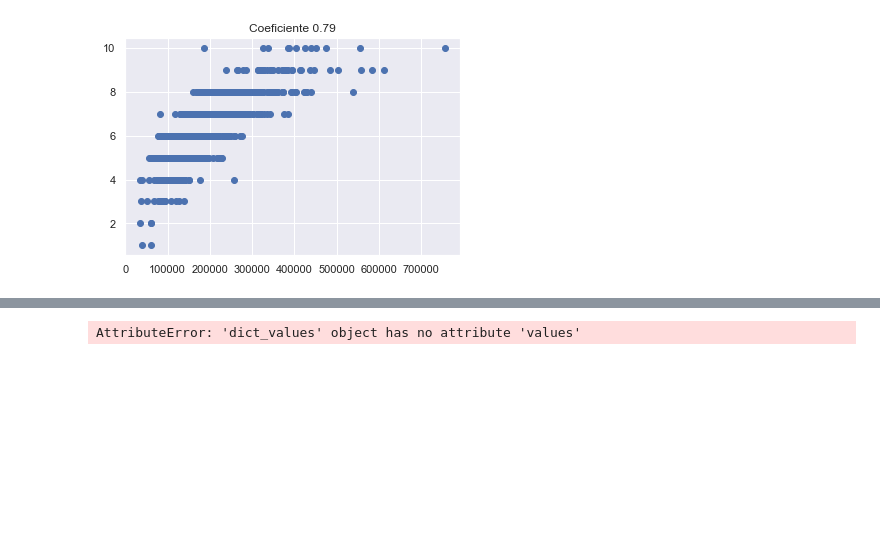
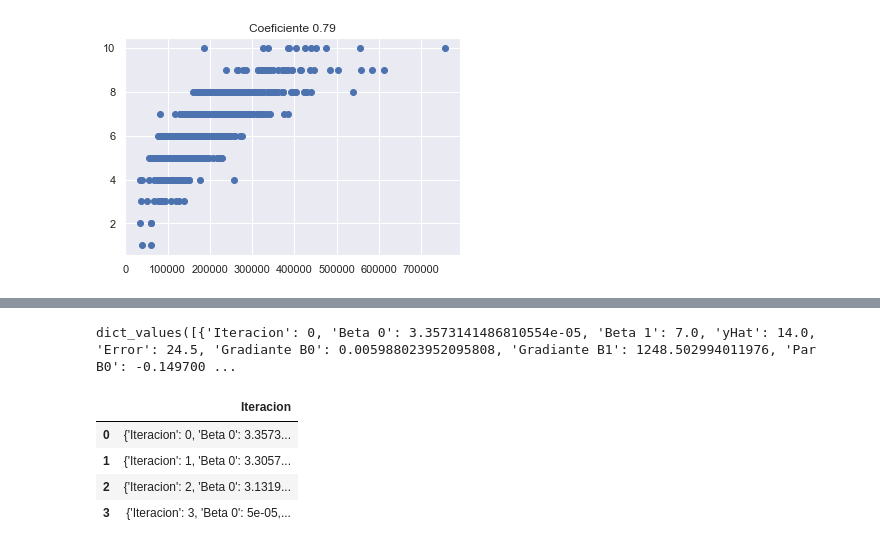
Before and after one commit to Marcot98/MaestriaDataScience, a Jupyter notebook: Ciencia de Datos en Python/Proyecto Final/Proyecto Final - Marco Escobar.ipynb, the cells around one changed output, grey strips where cells are left out. Cells and saved outputs as stored; diff of their text form; code cells hidden in the pictures; blank space fills up the shorter version.

```diff
--- a/Ciencia de Datos en Python/Proyecto Final/Proyecto Final - Marco Escobar.ipynb
+++ b/Ciencia de Datos en Python/Proyecto Final/Proyecto Final - Marco Escobar.ipynb
@@ -254,9 +257,39 @@ for clave in my.diccionario:
-# %%
-df = pd.DataFrame([[values, dic[values]] for key in dic.values()], columns=['Iteracion', 'Beta 0', 'Beta 1', 'yHat', 'Error', 'Gradiante B0', 'Gradiante B1', 'Par B0', 'Par B1'])
-df
-# %% [output]
-AttributeError: 'dict_values' object has no attribute 'values'
-# %%
-dic = my.diccionario.values()
-for clave in dic:
-    clave
+# %%
+
+dic = my.diccionario.values()
+lista = []
+valor = []
+cc = []
+for clave in dic:
+    #print(clave)
+    cc = np.append(cc, np.array(clave))
+    pa = pd.Series(clave)
+    #df.append(clave, ignore_index=True)
+    #df = pd.DataFrame([clave for clave in dic.keys()], columns=['Iteracion'])
+    #df = pd.DataFrame([clave1 for clave1 in clave.keys()], columns=['Iteracion'])
+    #df['Iteracion'] = [value['Iteracion'] for value in clave.values()]
+    #for clave1 in clave:
+        #print(clave1)
+        #valor = clave[clave1]
+        #df[clave1] = 0
+        #df.loc[clave1] = df.append(valor)
+        #df = pd.DataFrame([clave1 for clave1 in clave.keys()], columns=['Iteracion'])
+        #df['Iteracion'] = [value['Iteracion'] for value in clave.values()]
+        #lista.append(valor)
+
+        #print('.....')
+        #print(valor)
+        #print(lista)
+# %%
+dic
+# %% [output]
+dict_values([{'Iteracion': 0, 'Beta 0': 3.3573141486810554e-05, 'Beta 1': 7.0, 'yHat': 14.0, 'Error': 24.5, 'Gradiante B0': 0.005988023952095808, 'Gradiante B1': 1248.502994011976, 'Par B0': -0.149700 ...
+# %%
+df = pd.DataFrame(cc, columns = ["Iteracion"])
+df
+# %% [output]
+|  | Iteracion |
+| 0 | {'Iteracion': 0, 'Beta 0': 3.3573... |
+| 1 | {'Iteracion': 1, 'Beta 0': 3.3057... |
+| 2 | {'Iteracion': 2, 'Beta 0': 3.1319... |
+| 3 | {'Iteracion': 3, 'Beta 0': 5e-05,... |
```
Also changed, not shown: parts of 8 cells of this notebook, 1 other file.
